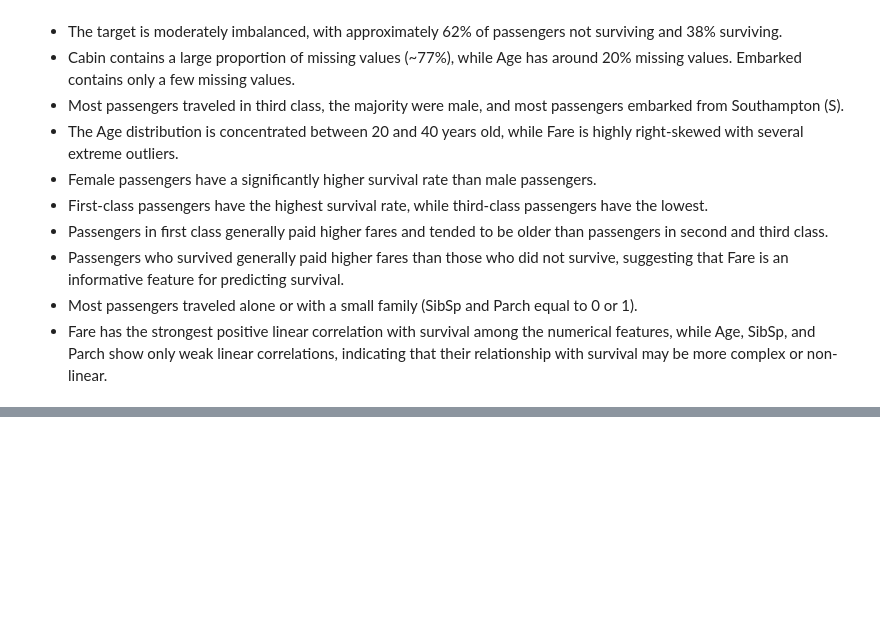
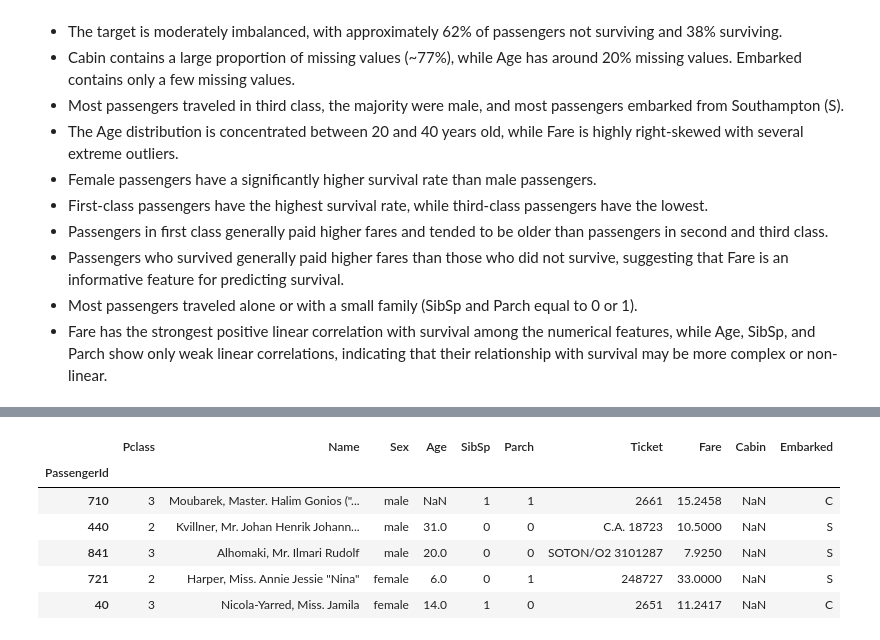
Before and after one commit to mustafa-al-soufi/Titanic, a Jupyter notebook: notebooks/titanic.ipynb, the cells around one changed output, grey strips where cells are left out. Saved outputs shown, nothing was run; the diff lists cells and outputs as text; code cells hidden in the pictures; blank space fills up the shorter version.

```diff
--- a/notebooks/titanic.ipynb
+++ b/notebooks/titanic.ipynb
@@ -323,0 +363,10 @@ plt.show()
+# %%
+X_test.head()
+# %% [output]
+|  | Pclass | Name | Sex | Age | SibSp | Parch | Ticket | Fare | Cabin | Embarked |
+| PassengerId |  |  |  |  |  |  |  |  |  |  |
+| 710 | 3 | Moubarek, Master. Halim Gonios ("... | male | NaN | 1 | 1 | 2661 | 15.2458 | NaN | C |
+| 440 | 2 | Kvillner, Mr. Johan Henrik Johann... | male | 31.0 | 0 | 0 | C.A. 18723 | 10.5000 | NaN | S |
+| 841 | 3 | Alhomaki, Mr. Ilmari Rudolf | male | 20.0 | 0 | 0 | SOTON/O2 3101287 | 7.9250 | NaN | S |
+| 721 | 2 | Harper, Miss. Annie Jessie "Nina" | female | 6.0 | 0 | 1 | 248727 | 33.0000 | NaN | S |
+| 40 | 3 | Nicola-Yarred, Miss. Jamila | female | 14.0 | 1 | 0 | 2651 | 11.2417 | NaN | C |
```
Also changed, not shown: parts of 9 cells of this notebook.
